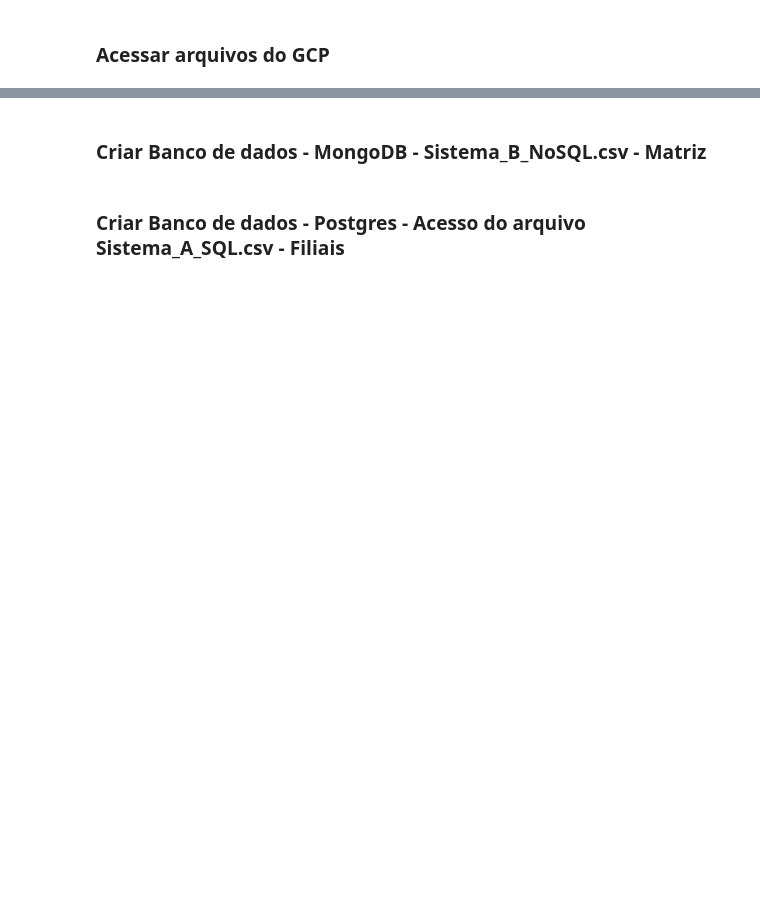
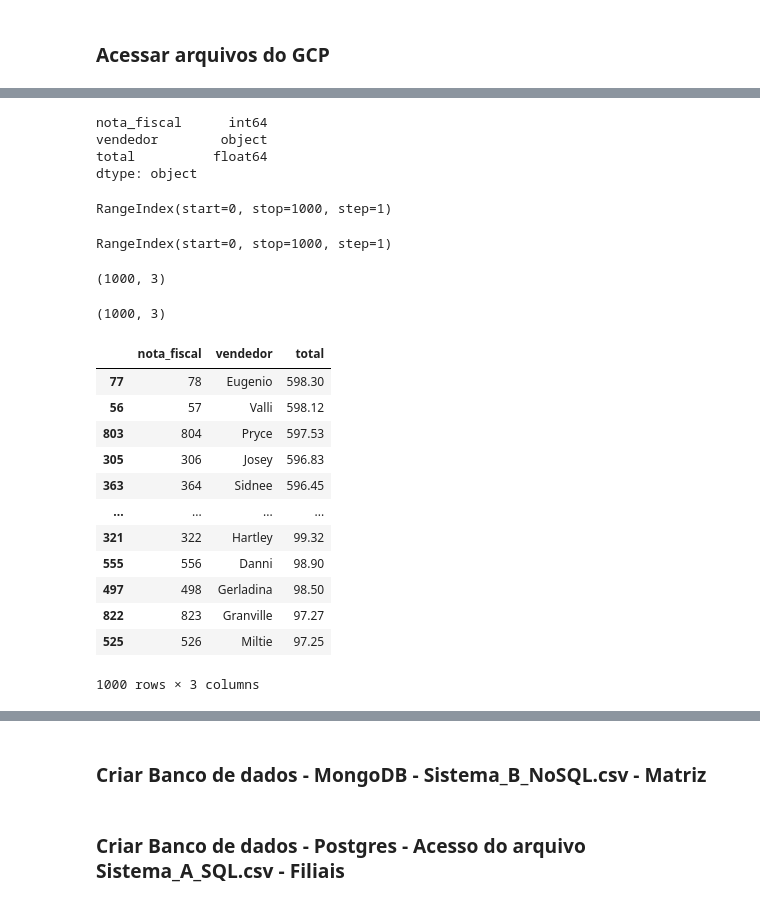
Before and after one commit to fullstackwd/Data_engineer, a Jupyter notebook: at20DE/atividade_20.ipynb, the cells around one changed output, grey strips where cells are left out. Drawn from its saved outputs; the diff is of its cells as text; code cells hidden in the pictures; blank space fills up the shorter version.

```diff
--- a/at20DE/atividade_20.ipynb
+++ b/at20DE/atividade_20.ipynb
@@ -82,0 +185,39 @@ gcpA
+# %%
+gcpB.dtypes
+# %% [output]
+nota_fiscal      int64
+vendedor        object
+total          float64
+dtype: object
+# %%
+gcpA.index
+# %% [output]
+RangeIndex(start=0, stop=1000, step=1)
+# %%
+gcpB.index
+# %% [output]
+RangeIndex(start=0, stop=1000, step=1)
+# %%
+gcpA.shape
+# %% [output]
+(1000, 3)
+# %%
+gcpB.shape
+# %% [output]
+(1000, 3)
+# %%
+gcpA.sort_values('total', ascending=False)
+# %% [output]
+|  | nota_fiscal | vendedor | total |
+| 77 | 78 | Eugenio | 598.30 |
+| 56 | 57 | Valli | 598.12 |
+| 803 | 804 | Pryce | 597.53 |
+| 305 | 306 | Josey | 596.83 |
+| 363 | 364 | Sidnee | 596.45 |
+| ... | ... | ... | ... |
+| 321 | 322 | Hartley | 99.32 |
+| 555 | 556 | Danni | 98.90 |
+| 497 | 498 | Gerladina | 98.50 |
+| 822 | 823 | Granville | 97.27 |
+| 525 | 526 | Miltie | 97.25 |
+1000 rows × 3 columns
```
Also changed, not shown: parts of 77 cells of this notebook, 4 other files.
